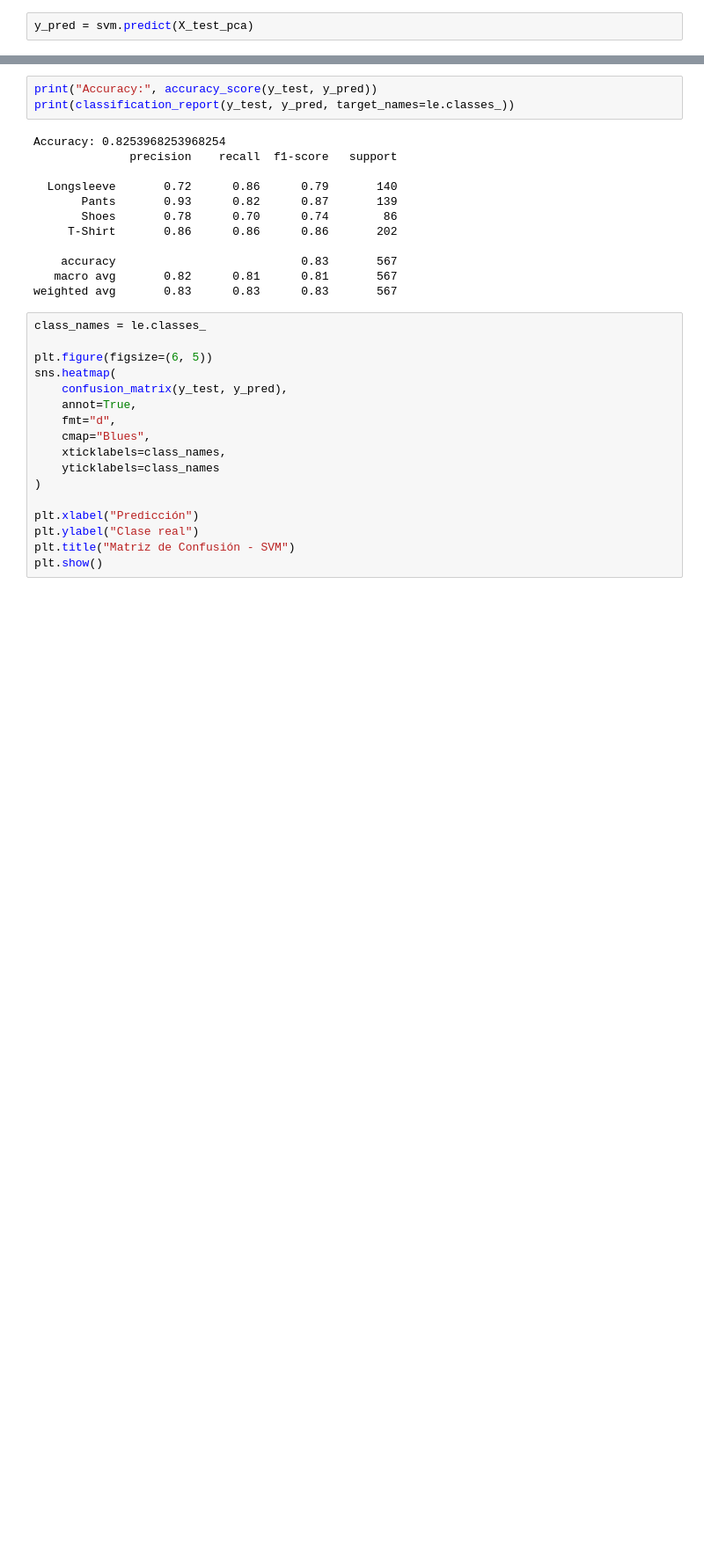
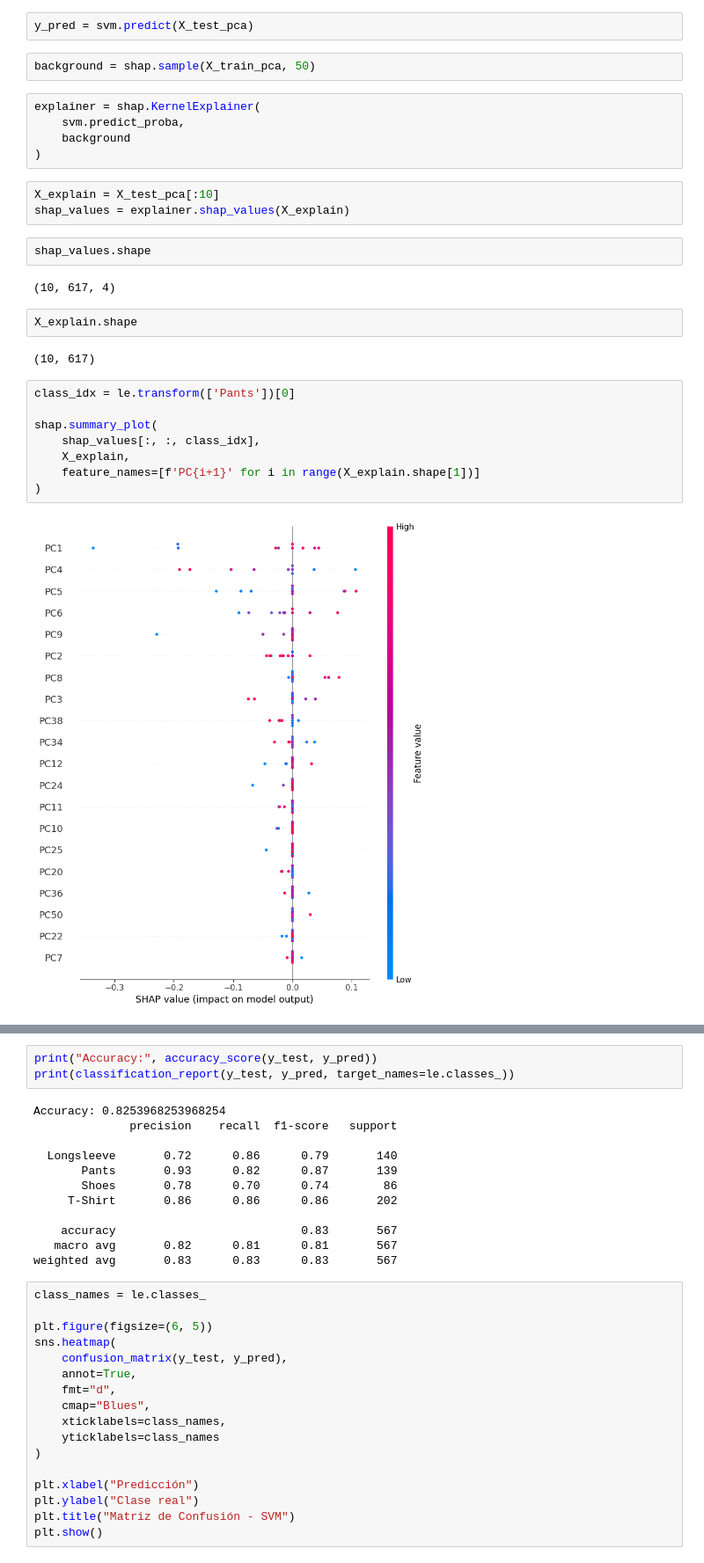
Before and after one commit to JustinLucero07/AprendizajePractica3, a Jupyter notebook: Comparacion_modelos_SVM_CNN.ipynb, the cells around one changed output, grey strips where cells are left out. Shown at 88% size. Saved outputs shown, nothing was run; the diff lists cells and outputs as text; blank space fills up the shorter version.

```diff
--- a/Comparacion_modelos_SVM_CNN.ipynb
+++ b/Comparacion_modelos_SVM_CNN.ipynb
@@ -158,2 +151,30 @@ SVC(C=10, class_weight='balanced', probability=True)
 # %%
 y_pred = svm.predict(X_test_pca)
+# %%
+background = shap.sample(X_train_pca, 50)
+# %%
+explainer = shap.KernelExplainer(
+    svm.predict_proba,
+    background
+)
+# %%
+X_explain = X_test_pca[:10]
+shap_values = explainer.shap_values(X_explain)
+# %%
+shap_values.shape
+# %% [output]
+(10, 617, 4)
+# %%
+X_explain.shape
+# %% [output]
+(10, 617)
+# %%
+class_idx = le.transform(['Pants'])[0]
+
+shap.summary_plot(
+    shap_values[:, :, class_idx],
+    X_explain,
+    feature_names=[f'PC{i+1}' for i in range(X_explain.shape[1])]
+)
+# %% [output]
+[figure, added]
```
Also changed, not shown: parts of 16 cells of this notebook, 1 other file.
